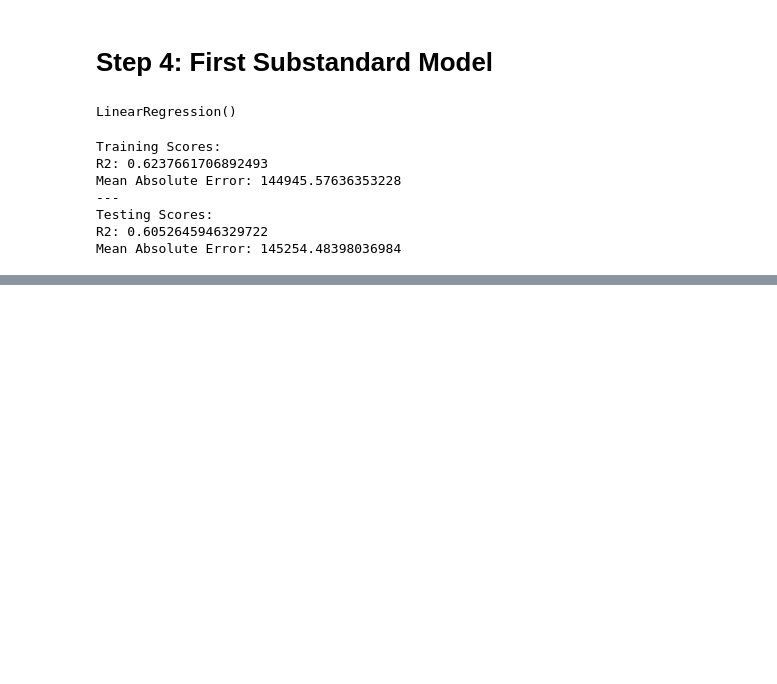
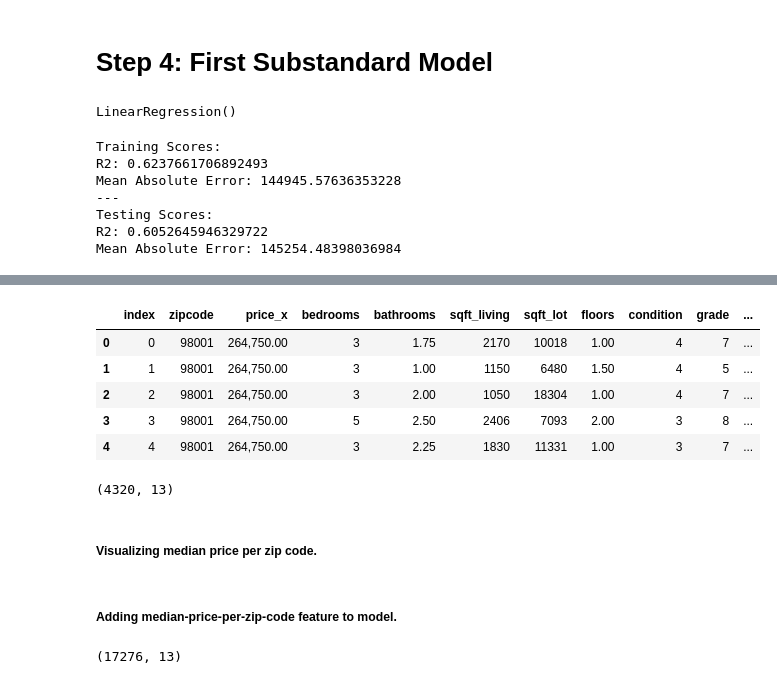
Before and after one commit to alexiskedo/Predicting-Seattle-Home-Sales, a Jupyter notebook: Kedo_Ames_Housing_Notebook.ipynb, the cells around one changed output, grey strips where cells are left out. Drawn from its saved outputs; the diff is of its cells as text; code cells hidden in the pictures; blank space fills up the shorter version.

```diff
--- a/Kedo_Ames_Housing_Notebook.ipynb
+++ b/Kedo_Ames_Housing_Notebook.ipynb
@@ -261,0 +373,15 @@ Mean Absolute Error: 145254.48398036984
+# %%
+# Join zip_group with test df
+joined_test_zip = pd.merge(zip_group, testdf, how='inner', on='zipcode').reset_index()
+joined_test_zip.head()
+# %% [output]
+|  | index | zipcode | price_x | bedrooms | bathrooms | sqft_living | sqft_lot | floors | condition | grade | ... |
+| 0 | 0 | 98001 | 264,750.00 | 3 | 1.75 | 2170 | 10018 | 1.00 | 4 | 7 | ... |
+| 1 | 1 | 98001 | 264,750.00 | 3 | 1.00 | 1150 | 6480 | 1.50 | 4 | 5 | ... |
+| 2 | 2 | 98001 | 264,750.00 | 3 | 2.00 | 1050 | 18304 | 1.00 | 4 | 7 | ... |
+| 3 | 3 | 98001 | 264,750.00 | 5 | 2.50 | 2406 | 7093 | 2.00 | 3 | 8 | ... |
+| 4 | 4 | 98001 | 264,750.00 | 3 | 2.25 | 1830 | 11331 | 1.00 | 3 | 7 | ... |
+# %%
+joined_test_zip.shape
+# %% [output]
+(4320, 13)
@@ -261,0 +394,2 @@ Mean Absolute Error: 145254.48398036984
+# %% [markdown]
+##### Visualizing median price per zip code.
@@ -261,0 +418,7 @@ Mean Absolute Error: 145254.48398036984
+# %% [markdown]
+##### Adding median-price-per-zip-code feature to model.
+# %%
+# Joined_zip is the training data for iteration 2
+joined_zip.shape
+# %% [output]
+(17276, 13)
```
Also changed, not shown: parts of 38 cells of this notebook, 2 other files.
